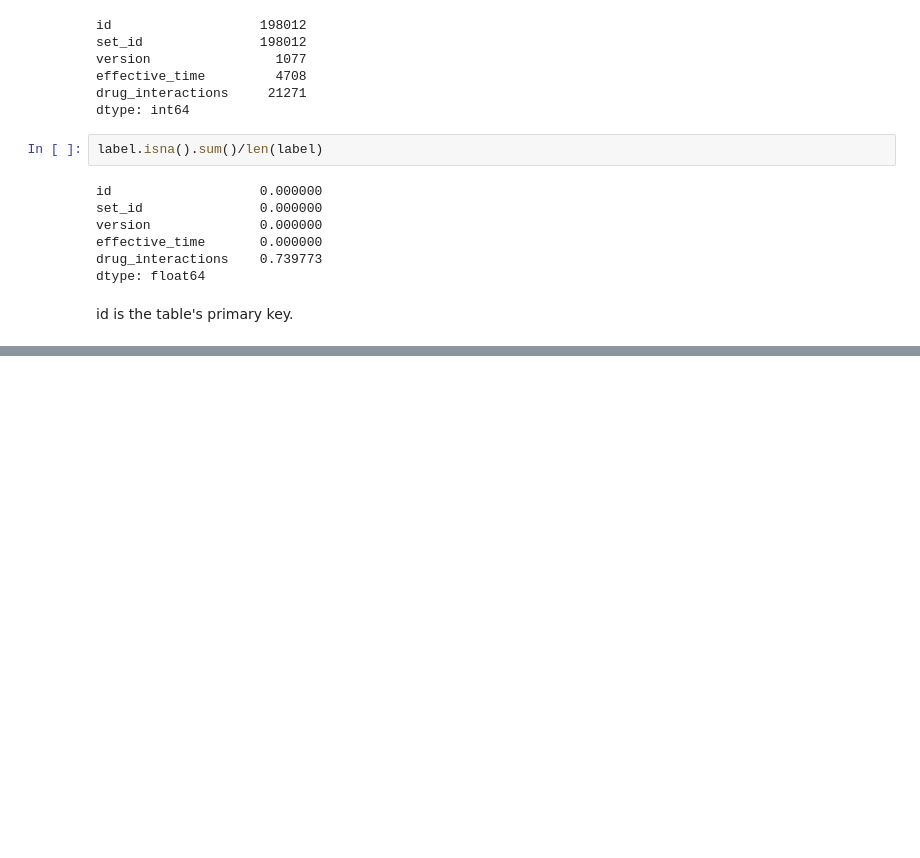
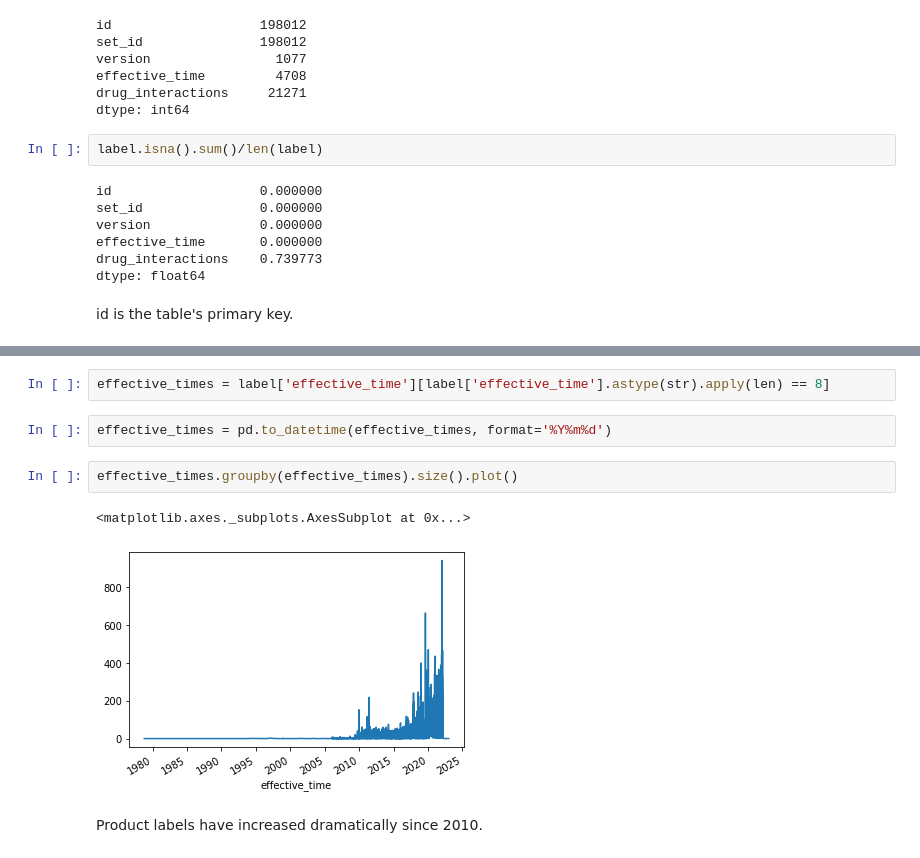
Before and after one commit to andrewabeles/fda, a Jupyter notebook: eda.ipynb, the cells around one changed output, grey strips where cells are left out. Drawn from its saved outputs; the diff is of its cells as text; blank space fills up the shorter version.

```diff
--- a/eda.ipynb
+++ b/eda.ipynb
@@ -371,0 +534,11 @@ id is the table's primary key.
+# %%
+effective_times = label['effective_time'][label['effective_time'].astype(str).apply(len) == 8]
+# %%
+effective_times = pd.to_datetime(effective_times, format='%Y%m%d')
+# %%
+effective_times.groupby(effective_times).size().plot()
+# %% [output]
+<matplotlib.axes._subplots.AxesSubplot at 0x...>
+[figure, added]
+# %% [markdown]
+Product labels have increased dramatically since 2010.
```
Also changed, not shown: parts of 58 cells of this notebook.
